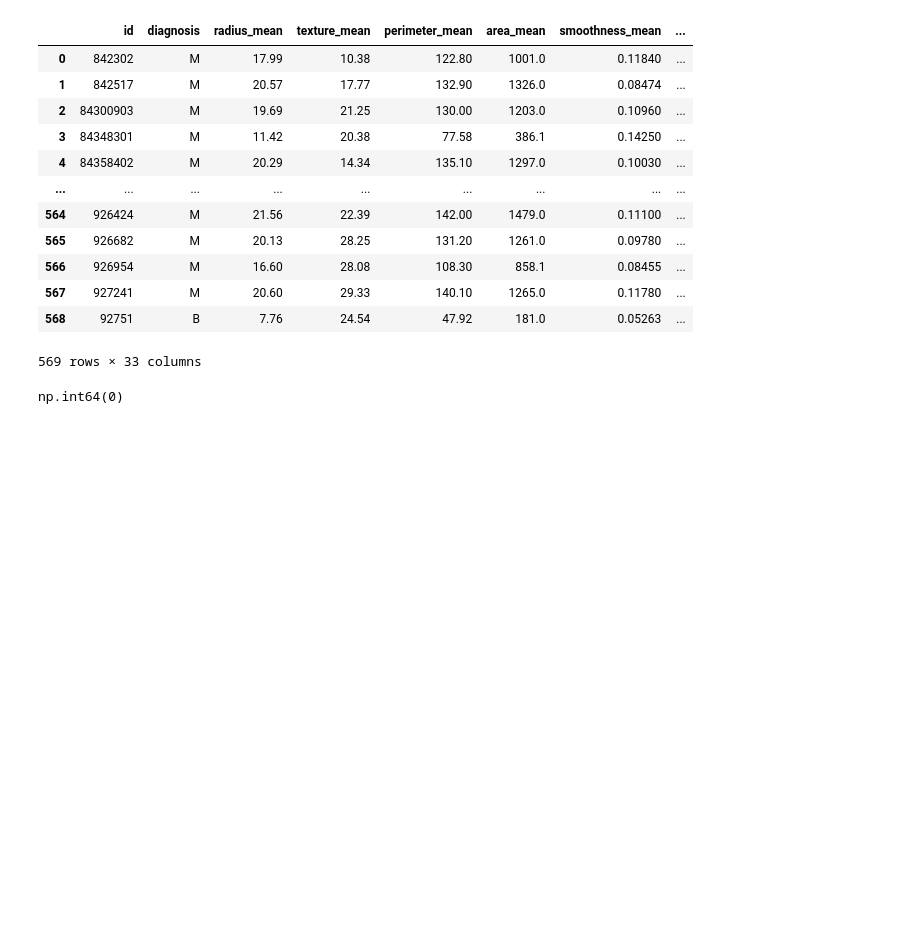
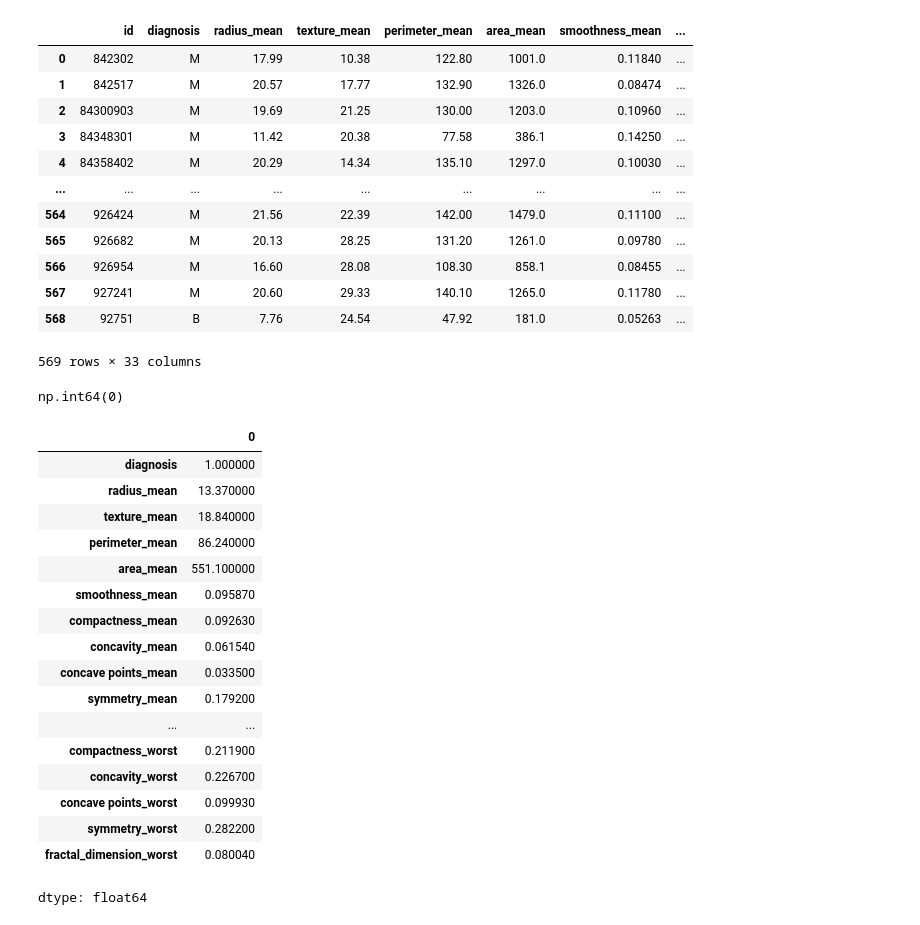
Before and after one commit to Berendej/ML-hw-6, a Jupyter notebook: ml-hw-6.ipynb, the cells around one changed output. Drawn from its saved outputs; the diff is of its cells as text; code cells hidden in the pictures; blank space fills up the shorter version.

```diff
--- a/ml-hw-6.ipynb
+++ b/ml-hw-6.ipynb
@@ -36,3 +36,25 @@ d['diagnosis'] = d['diagnosis'].astype('float64')
 d.isna().sum().sum()
 # %% [output]
 np.int64(0)
+# %%
+# medians mean
+d.median()
+# %% [output]
+|  | 0 |
+| diagnosis | 1.000000 |
+| radius_mean | 13.370000 |
+| texture_mean | 18.840000 |
+| perimeter_mean | 86.240000 |
+| area_mean | 551.100000 |
+| smoothness_mean | 0.095870 |
+| compactness_mean | 0.092630 |
+| concavity_mean | 0.061540 |
+| concave points_mean | 0.033500 |
+| symmetry_mean | 0.179200 |
+| ... | ... |
+| compactness_worst | 0.211900 |
+| concavity_worst | 0.226700 |
+| concave points_worst | 0.099930 |
+| symmetry_worst | 0.282200 |
+| fractal_dimension_worst | 0.080040 |
+dtype: float64
```
Also changed, not shown: parts of 5 cells of this notebook.
